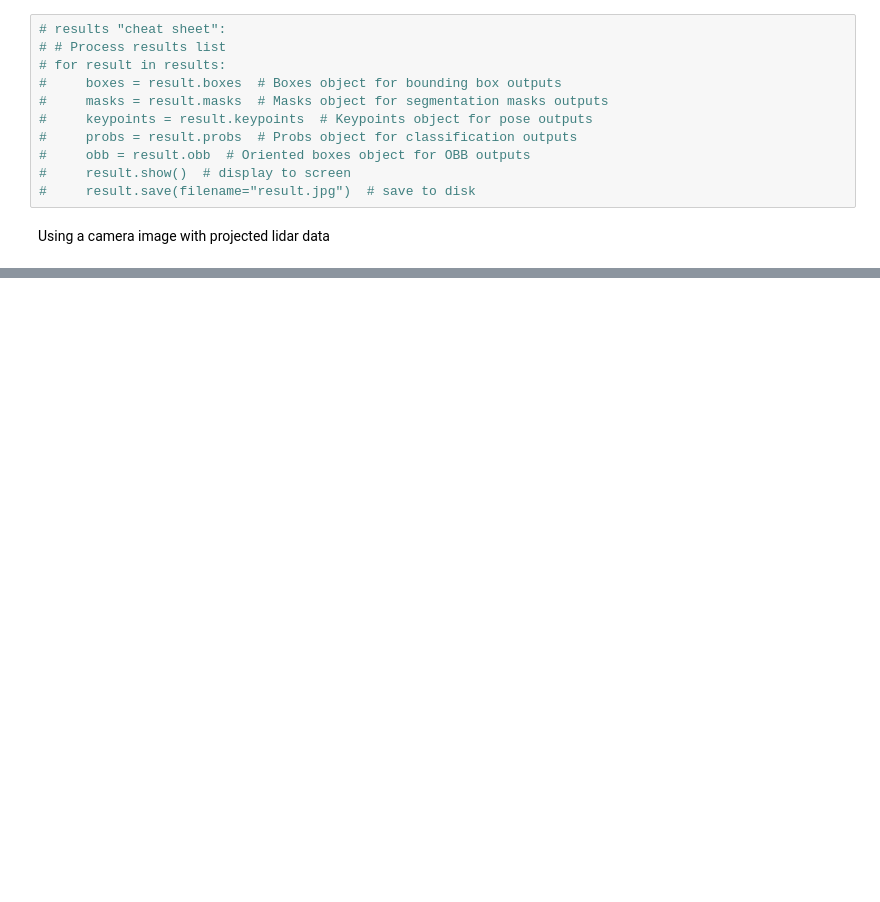
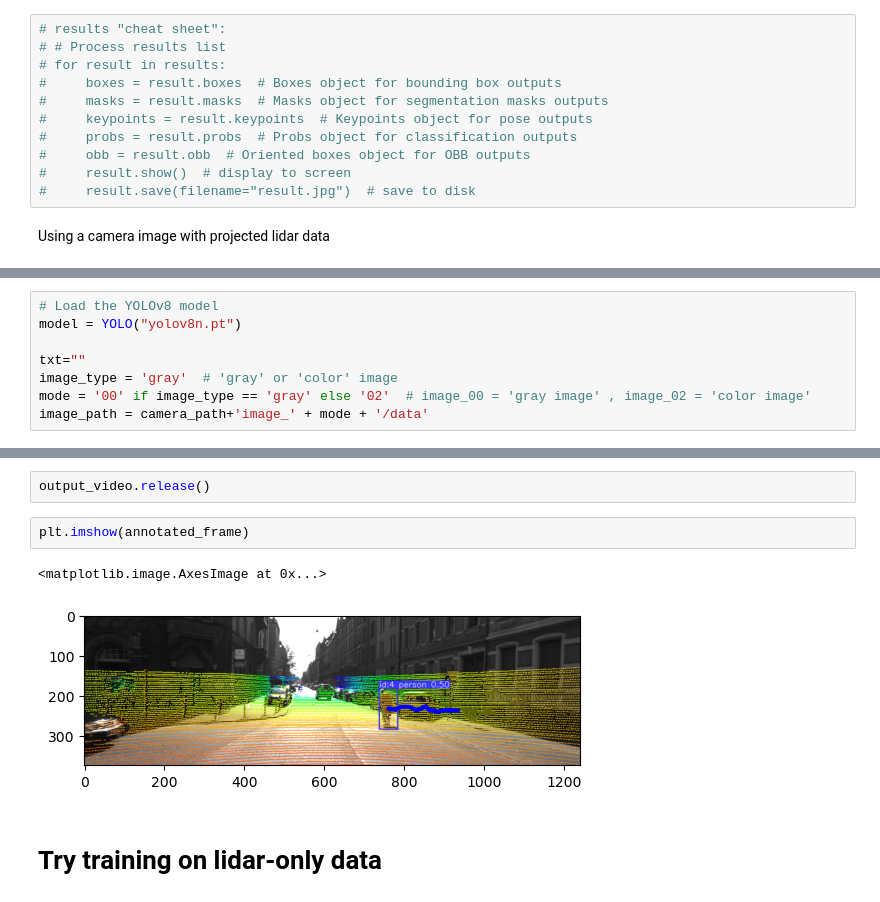
Before and after one commit to AGH-CEAI/automotive-tracking, a Jupyter notebook: examples/detect_and_track_YOLO.ipynb, the cells around one changed output, grey strips where cells are left out. Cells and saved outputs as stored; diff of their text form; blank space fills up the shorter version.

```diff
--- a/examples/detect_and_track_YOLO.ipynb
+++ b/examples/detect_and_track_YOLO.ipynb
@@ -255,0 +488,8 @@ Speed: 4.7ms preprocess, 18.5ms inference, 19.7ms postprocess per image at shape
+# %%
+# Load the YOLOv8 model
+model = YOLO("yolov8n.pt")
+
+txt=""
+image_type = 'gray'  # 'gray' or 'color' image
+mode = '00' if image_type == 'gray' else '02'  # image_00 = 'gray image' , image_02 = 'color image'
+image_path = camera_path+'image_' + mode + '/data'
@@ -255,0 +583,9 @@ Speed: 4.7ms preprocess, 18.5ms inference, 19.7ms postprocess per image at shape
+# %%
+output_video.release()
+# %%
+plt.imshow(annotated_frame)
+# %% [output]
+<matplotlib.image.AxesImage at 0x...>
+[figure, added]
+# %% [markdown]
+# Try training on lidar-only data
```
Also changed, not shown: parts of 51 cells of this notebook, 1 other file.
